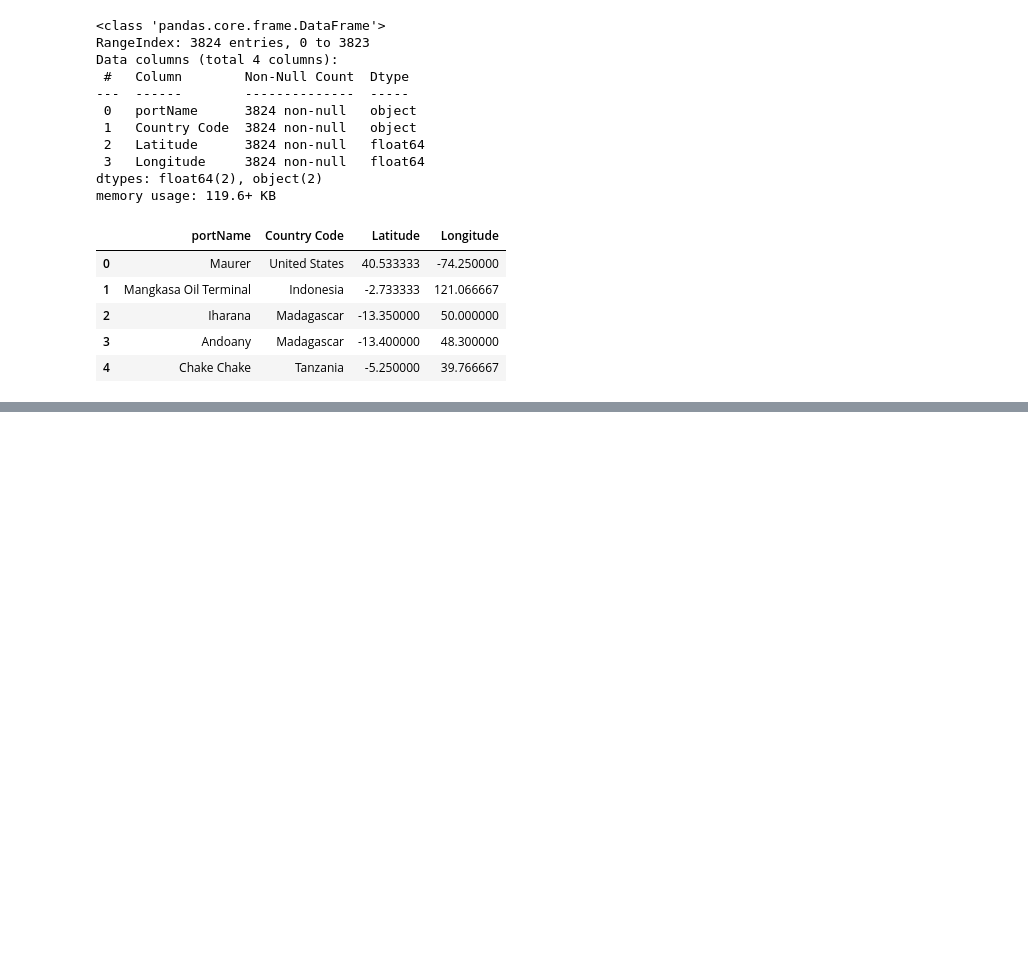
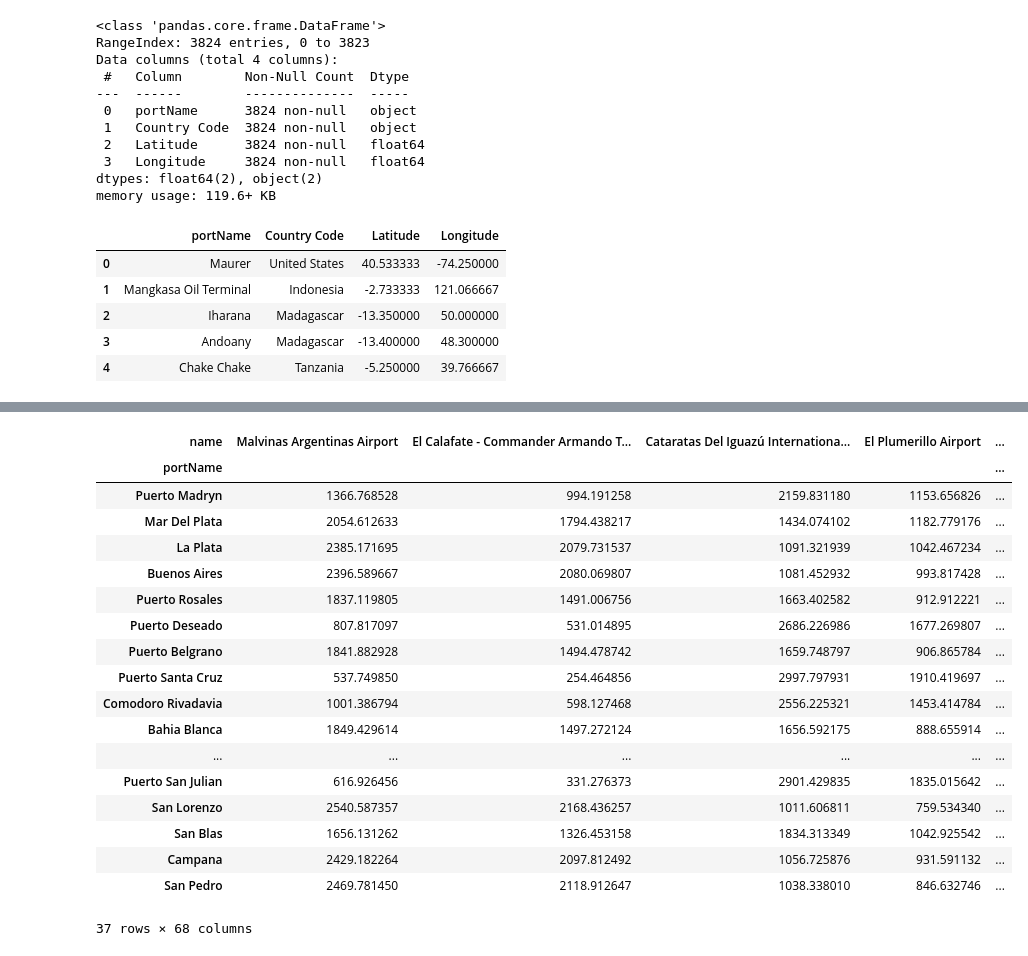
Before and after one commit to Romina300/TareaFinal_1, a Jupyter notebook: TareaFinal_parte1.ipynb, the cells around one changed output, grey strips where cells are left out. Cells and saved outputs as stored; diff of their text form; code cells hidden in the pictures; blank space fills up the shorter version.

```diff
--- a/TareaFinal_parte1.ipynb
+++ b/TareaFinal_parte1.ipynb
@@ -151,0 +203,28 @@ base=largeAirports.plot(color='red',marker="^")
+# %%
+#try 3: reorder previous output ordenar alfabeticamente
+
+distanceMatrixKM_sea_air=seaports_arg_22171.set_index('portName').geometry.apply\
+(lambda g: medium_airport.set_index('name').geometry.distance(g)/1000)
+
+
+distanceMatrixKM_sea_air
+# %% [output]
+| name | Malvinas Argentinas Airport | El Calafate - Commander Armando T... | Cataratas Del Iguazú Internationa... | El Plumerillo Airport | ... |
+| portName |  |  |  |  | ... |
+| Puerto Madryn | 1366.768528 | 994.191258 | 2159.831180 | 1153.656826 | ... |
+| Mar Del Plata | 2054.612633 | 1794.438217 | 1434.074102 | 1182.779176 | ... |
+| La Plata | 2385.171695 | 2079.731537 | 1091.321939 | 1042.467234 | ... |
+| Buenos Aires | 2396.589667 | 2080.069807 | 1081.452932 | 993.817428 | ... |
+| Puerto Rosales | 1837.119805 | 1491.006756 | 1663.402582 | 912.912221 | ... |
+| Puerto Deseado | 807.817097 | 531.014895 | 2686.226986 | 1677.269807 | ... |
+| Puerto Belgrano | 1841.882928 | 1494.478742 | 1659.748797 | 906.865784 | ... |
+| Puerto Santa Cruz | 537.749850 | 254.464856 | 2997.797931 | 1910.419697 | ... |
+| Comodoro Rivadavia | 1001.386794 | 598.127468 | 2556.225321 | 1453.414784 | ... |
+| Bahia Blanca | 1849.429614 | 1497.272124 | 1656.592175 | 888.655914 | ... |
+| ... | ... | ... | ... | ... | ... |
+| Puerto San Julian | 616.926456 | 331.276373 | 2901.429835 | 1835.015642 | ... |
+| San Lorenzo | 2540.587357 | 2168.436257 | 1011.606811 | 759.534340 | ... |
+| San Blas | 1656.131262 | 1326.453158 | 1834.313349 | 1042.925542 | ... |
+| Campana | 2429.182264 | 2097.812492 | 1056.725876 | 931.591132 | ... |
+| San Pedro | 2469.781450 | 2118.912647 | 1038.338010 | 846.632746 | ... |
+37 rows × 68 columns
```
Also changed, not shown: parts of 23 cells of this notebook, 1 other file.
